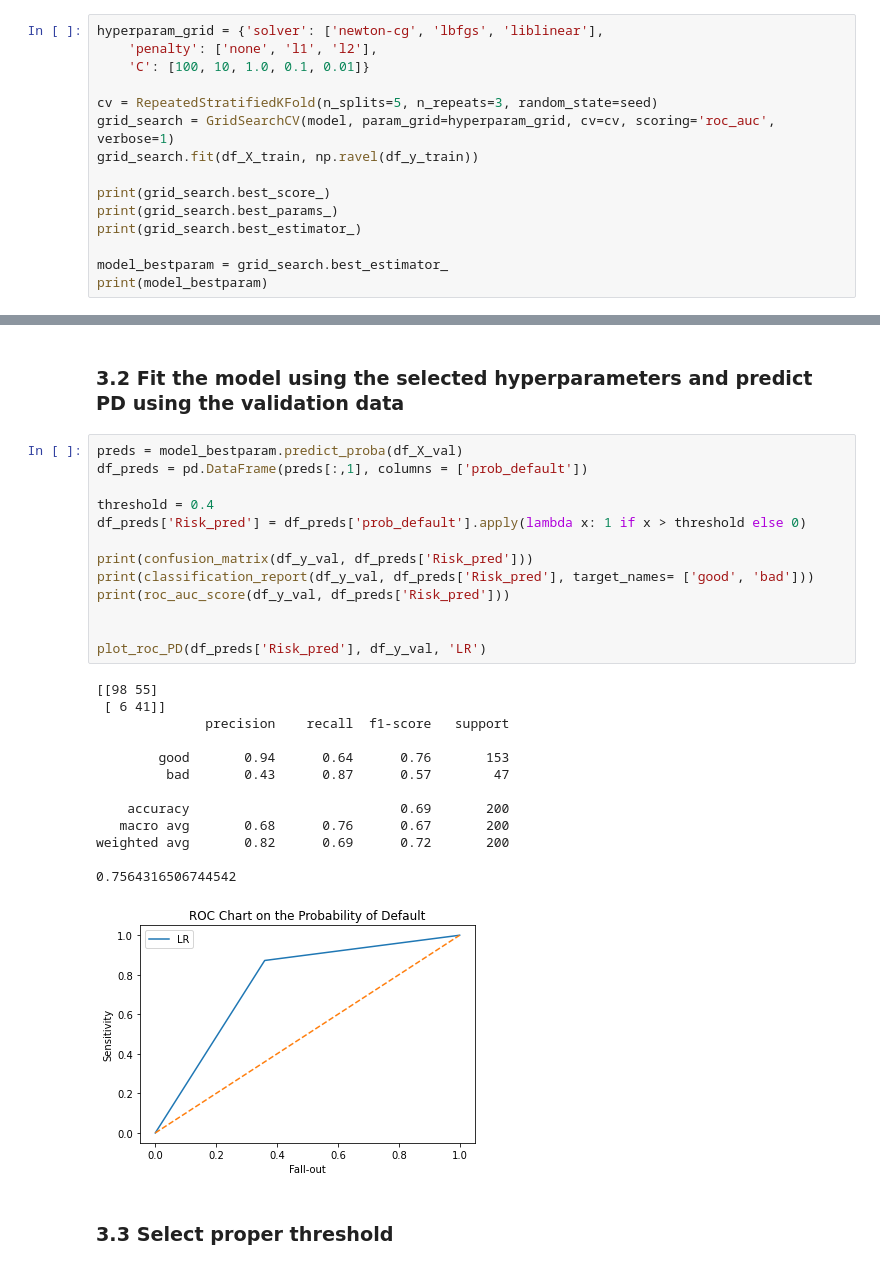
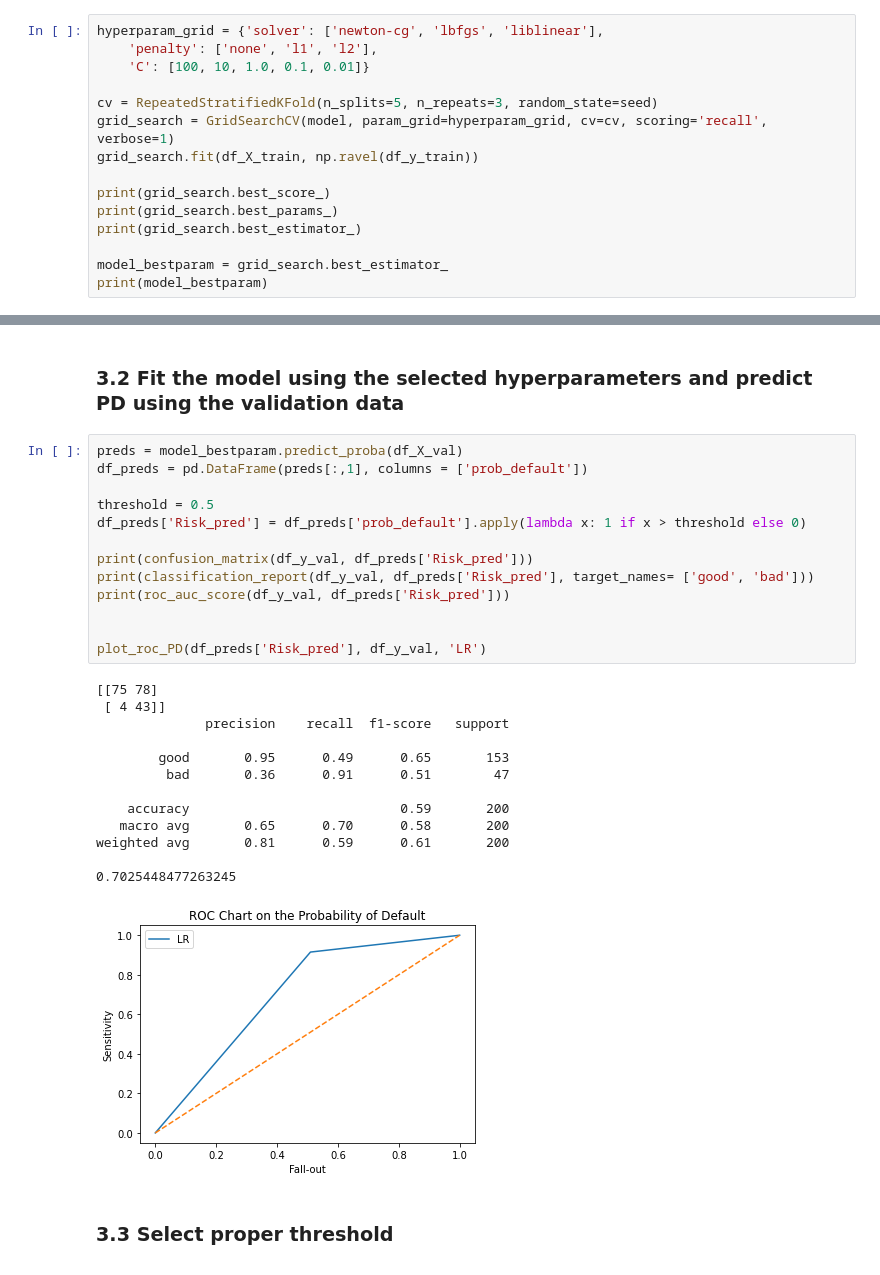
Before and after one commit to shanqu91/project_credit_risk_modeling, a Jupyter notebook: C1_crm_LR.ipynb, the cells around one changed output, grey strips where cells are left out. Cells and saved outputs as stored; diff of their text form.

```diff
--- a/C1_crm_LR.ipynb
+++ b/C1_crm_LR.ipynb
@@ -85,7 +85,7 @@ hyperparam_grid = {'solver': ['newton-cg', 'lbfgs', 'liblinear'],
     'C': [100, 10, 1.0, 0.1, 0.01]}
 
 cv = RepeatedStratifiedKFold(n_splits=5, n_repeats=3, random_state=seed)
-grid_search = GridSearchCV(model, param_grid=hyperparam_grid, cv=cv, scoring='roc_auc', verbose=1)
+grid_search = GridSearchCV(model, param_grid=hyperparam_grid, cv=cv, scoring='recall', verbose=1)
 grid_search.fit(df_X_train, np.ravel(df_y_train))
 
 print(grid_search.best_score_)
@@ -115,30 +115,30 @@ LogisticRegression(C=1.0, class_weight=None, dual=False, fit_intercept=True,
 # %%
 preds = model_bestparam.predict_proba(df_X_val)
 df_preds = pd.DataFrame(preds[:,1], columns = ['prob_default'])
 
-threshold = 0.4
+threshold = 0.5
 df_preds['Risk_pred'] = df_preds['prob_default'].apply(lambda x: 1 if x > threshold else 0)
 
 print(confusion_matrix(df_y_val, df_preds['Risk_pred']))
 print(classification_report(df_y_val, df_preds['Risk_pred'], target_names= ['good', 'bad']))
 print(roc_auc_score(df_y_val, df_preds['Risk_pred']))
 
 
 plot_roc_PD(df_preds['Risk_pred'], df_y_val, 'LR')
 # %% [output]
-[[98 55]
- [ 6 41]]
+[[75 78]
+ [ 4 43]]
               precision    recall  f1-score   support
 
-        good       0.94      0.64      0.76       153
-         bad       0.43      0.87      0.57        47
+        good       0.95      0.49      0.65       153
+         bad       0.36      0.91      0.51        47
 
-    accuracy                           0.69       200
-   macro avg       0.68      0.76      0.67       200
-weighted avg       0.82      0.69      0.72       200
+    accuracy                           0.59       200
+   macro avg       0.65      0.70      0.58       200
+weighted avg       0.81      0.59      0.61       200
 
-0.7564316506744542
+0.7025448477263245
-[figure, old version]
+[figure, new version]
 # %% [markdown]
 ### 3.3 Select proper threshold
 ![image.png](embedded-picture-1)
```
Also changed, not shown: parts of 7 cells of this notebook.
